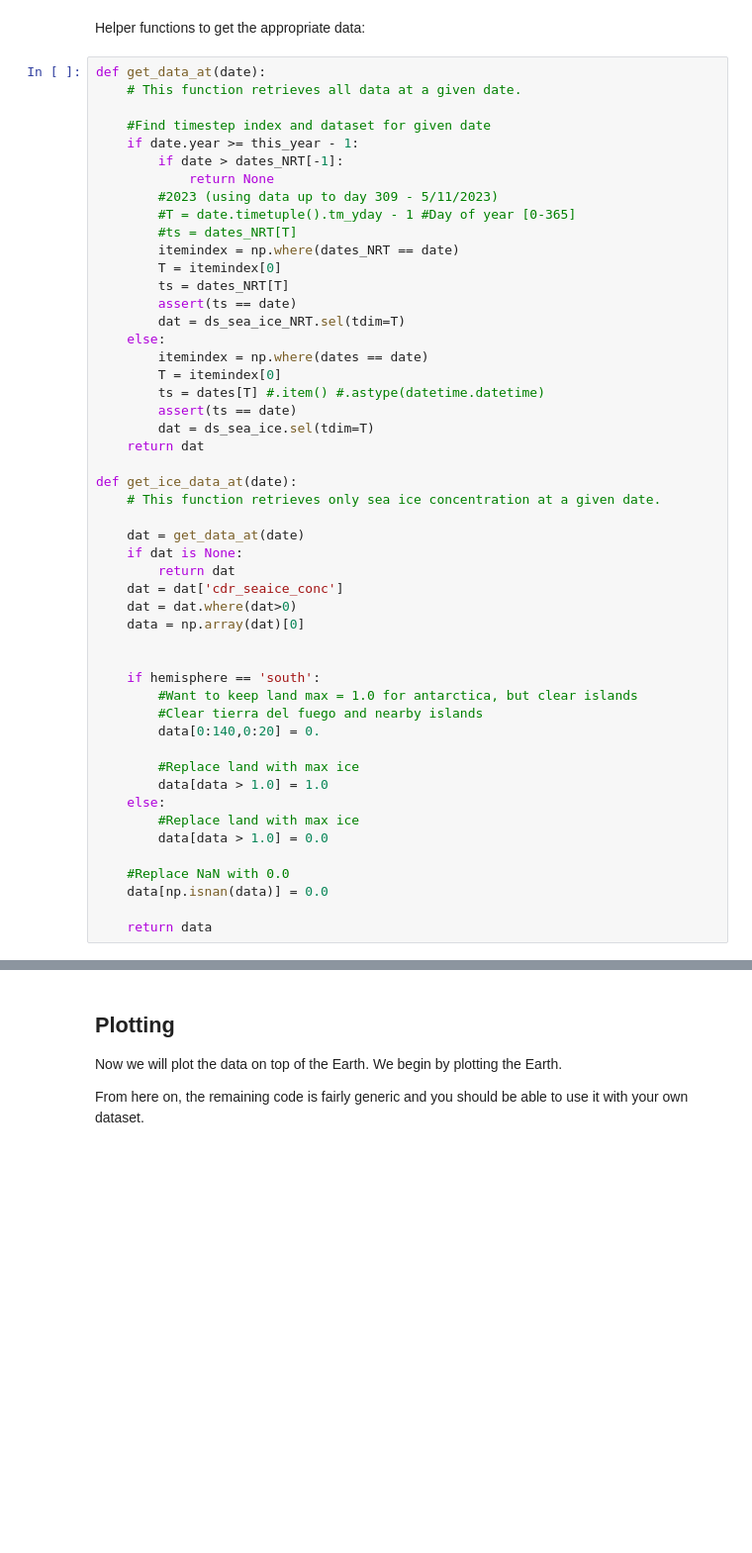
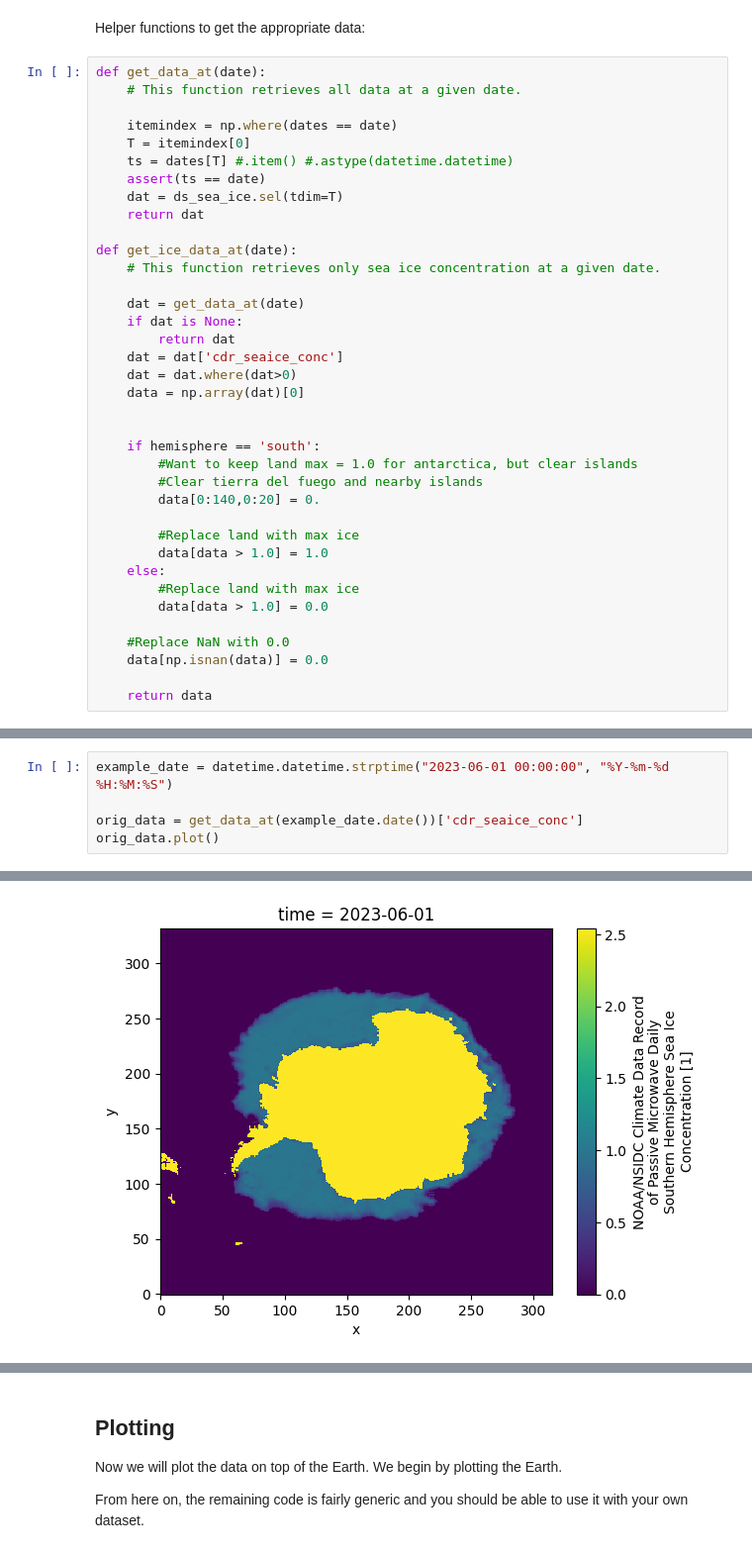
Before and after one commit to ACCESS-NRI/ACCESS-Visualisation-Recipes, a Jupyter notebook: Examples/sea_ice_historical.ipynb, the cells around one changed output, grey strips where cells are left out. Shown at 99% size. Cells and saved outputs as stored; diff of their text form; blank space fills up the shorter version.

```diff
--- a/Examples/sea_ice_historical.ipynb
+++ b/Examples/sea_ice_historical.ipynb
@@ -213,24 +136,11 @@ Helper functions to get the appropriate data:
 def get_data_at(date):
     # This function retrieves all data at a given date.
 
-    #Find timestep index and dataset for given date
-    if date.year >= this_year - 1:
-        if date > dates_NRT[-1]:
-            return None
-        #2023 (using data up to day 309 - 5/11/2023)
-        #T = date.timetuple().tm_yday - 1 #Day of year [0-365]
-        #ts = dates_NRT[T]
-        itemindex = np.where(dates_NRT == date)
-        T = itemindex[0]
-        ts = dates_NRT[T]
-        assert(ts == date)
-        dat = ds_sea_ice_NRT.sel(tdim=T)
-    else:
-        itemindex = np.where(dates == date)
-        T = itemindex[0]
-        ts = dates[T] #.item() #.astype(datetime.datetime)
-        assert(ts == date)
-        dat = ds_sea_ice.sel(tdim=T)
+    itemindex = np.where(dates == date)
+    T = itemindex[0]
+    ts = dates[T] #.item() #.astype(datetime.datetime)
+    assert(ts == date)
+    dat = ds_sea_ice.sel(tdim=T)
     return dat
 
 def get_ice_data_at(date):
@@ -264,0 +175,6 @@ Here we are plotting the sea ice cover for 1st June 1980. Note: you may want to
+# %%
+example_date = datetime.datetime.strptime("2023-06-01 00:00:00", "%Y-%m-%d %H:%M:%S")
+
+orig_data = get_data_at(example_date.date())['cdr_seaice_conc']
+orig_data.plot()
+# %% [output]
@@ -265 +182,2 @@ Here we are plotting the sea ice cover for 1st June 1980. Note: you may want to
+[figure, added]
 # %%
```
Also changed, not shown: parts of 20 cells of this notebook.
